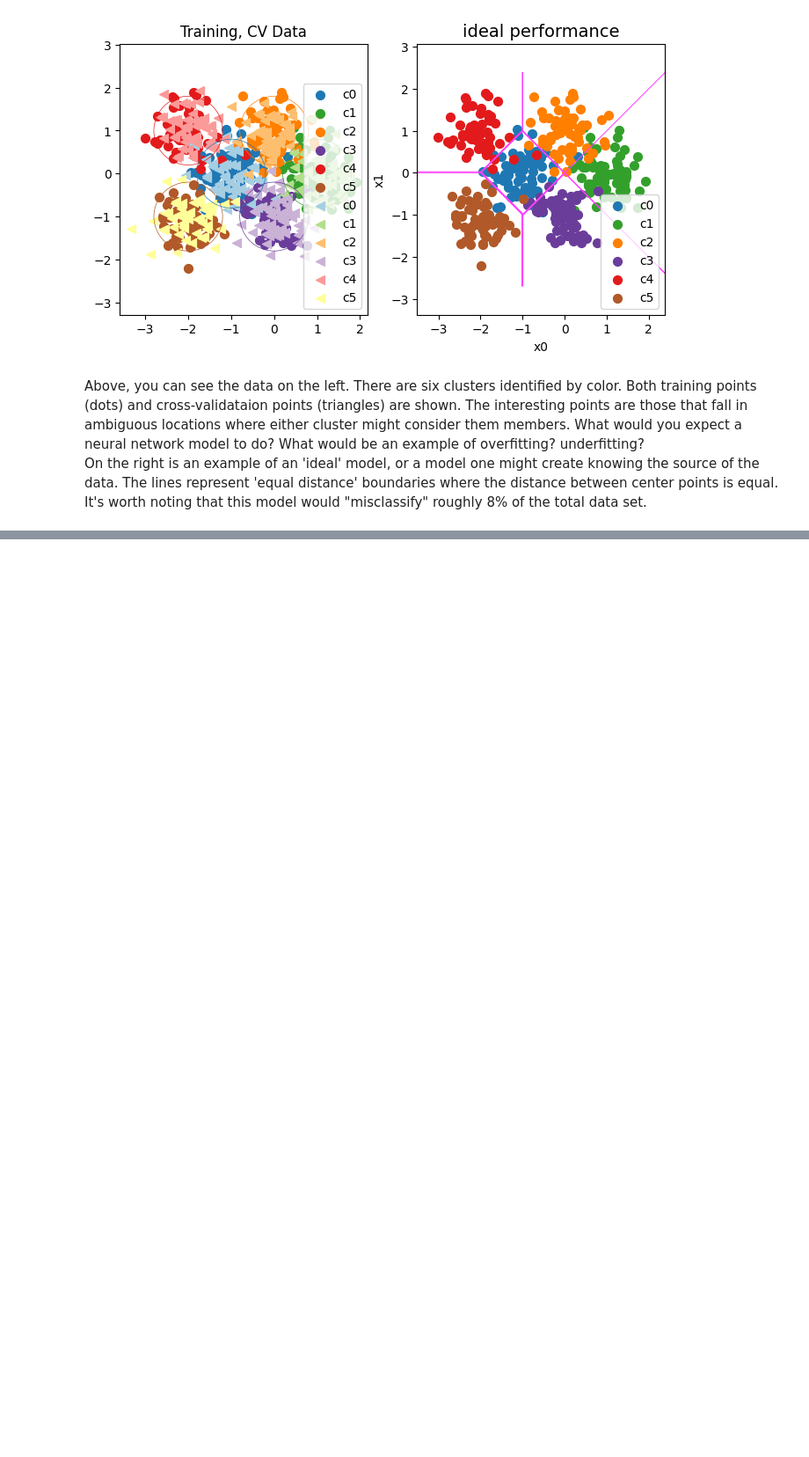
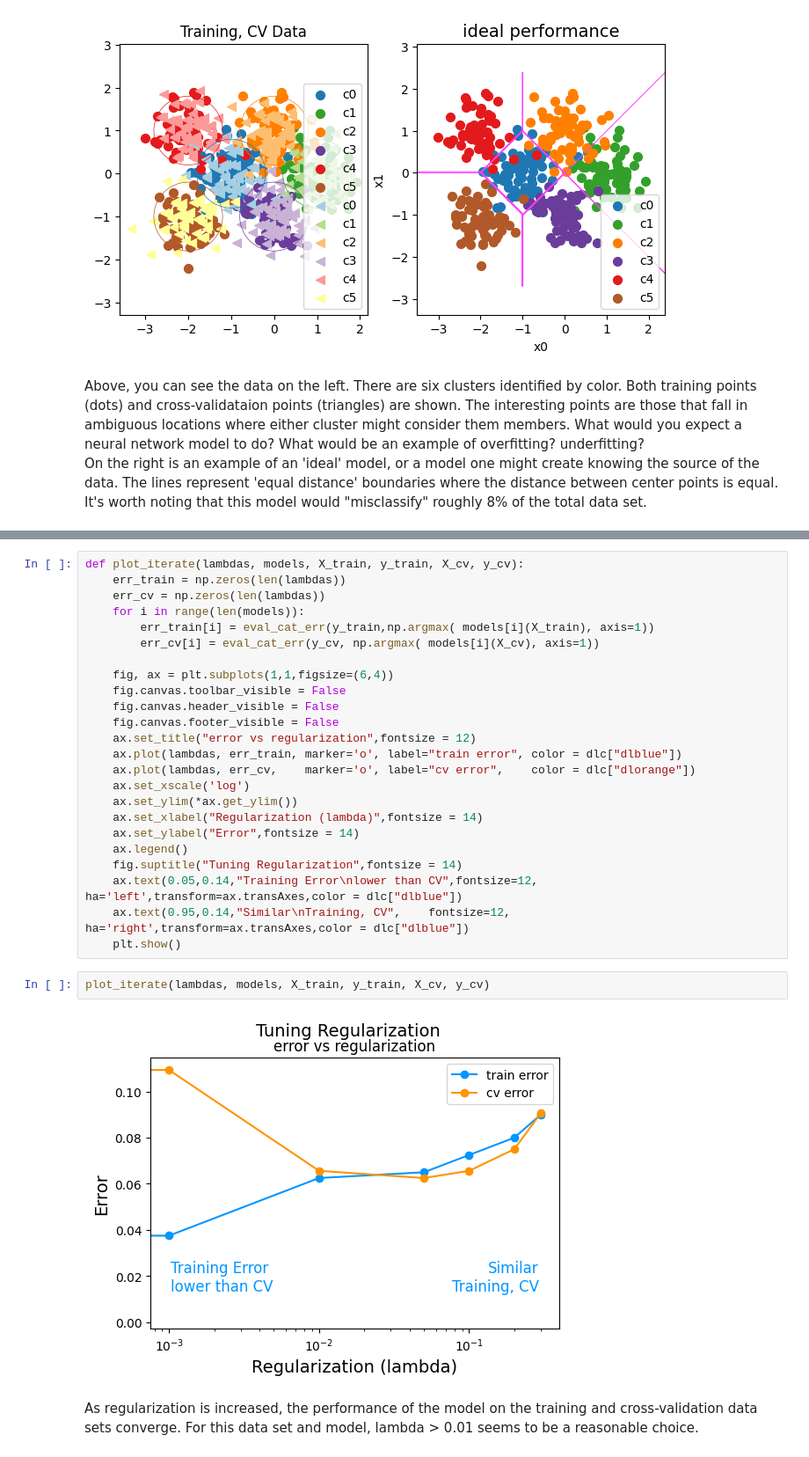
Before and after one commit to CarlosLizamaGarcia/DataScience, a Jupyter notebook: Course2/Advice_for_Applying_Machine_Learning.ipynb, the cells around one changed output, grey strips where cells are left out. Shown at 88% size. Saved outputs shown, nothing was run; the diff lists cells and outputs as text; blank space fills up the shorter version.

```diff
--- a/Course2/Advice_for_Applying_Machine_Learning.ipynb
+++ b/Course2/Advice_for_Applying_Machine_Learning.ipynb
@@ -537,0 +1167,30 @@ On the right is an example of an 'ideal' model, or a model one might create know
+# %%
+def plot_iterate(lambdas, models, X_train, y_train, X_cv, y_cv):
+    err_train = np.zeros(len(lambdas))
+    err_cv = np.zeros(len(lambdas))
+    for i in range(len(models)):
+        err_train[i] = eval_cat_err(y_train,np.argmax( models[i](X_train), axis=1))
+        err_cv[i] = eval_cat_err(y_cv, np.argmax( models[i](X_cv), axis=1))
+
+    fig, ax = plt.subplots(1,1,figsize=(6,4))
+    fig.canvas.toolbar_visible = False
+    fig.canvas.header_visible = False
+    fig.canvas.footer_visible = False
+    ax.set_title("error vs regularization",fontsize = 12)
+    ax.plot(lambdas, err_train, marker='o', label="train error", color = dlc["dlblue"])
+    ax.plot(lambdas, err_cv,    marker='o', label="cv error",    color = dlc["dlorange"])
+    ax.set_xscale('log')
+    ax.set_ylim(*ax.get_ylim())
+    ax.set_xlabel("Regularization (lambda)",fontsize = 14)
+    ax.set_ylabel("Error",fontsize = 14)
+    ax.legend()
+    fig.suptitle("Tuning Regularization",fontsize = 14)
+    ax.text(0.05,0.14,"Training Error\nlower than CV",fontsize=12, ha='left',transform=ax.transAxes,color = dlc["dlblue"])
+    ax.text(0.95,0.14,"Similar\nTraining, CV",    fontsize=12, ha='right',transform=ax.transAxes,color = dlc["dlblue"])
+    plt.show()
+# %%
+plot_iterate(lambdas, models, X_train, y_train, X_cv, y_cv)
+# %% [output]
+[figure, added]
+# %% [markdown]
+As regularization is increased, the performance of the model on the training and cross-validation data sets converge. For this data set and model, lambda > 0.01 seems to be a reasonable choice.
```
Also changed, not shown: parts of 30 cells of this notebook.
